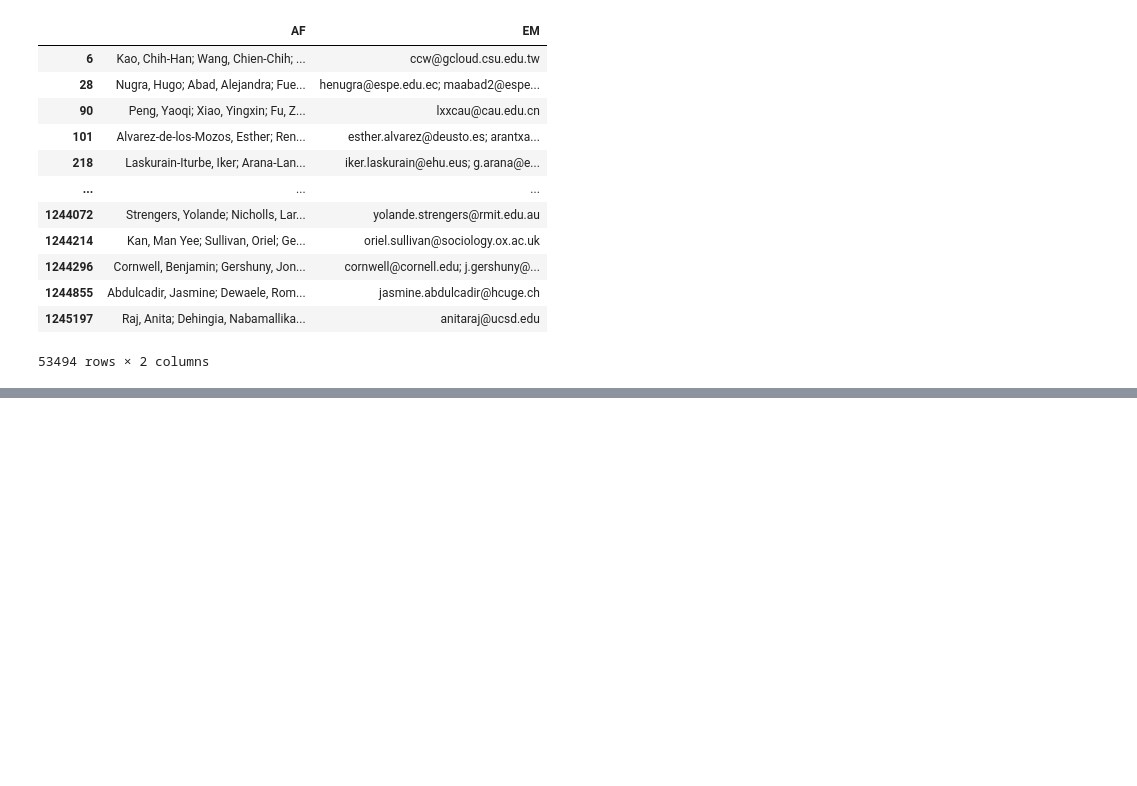
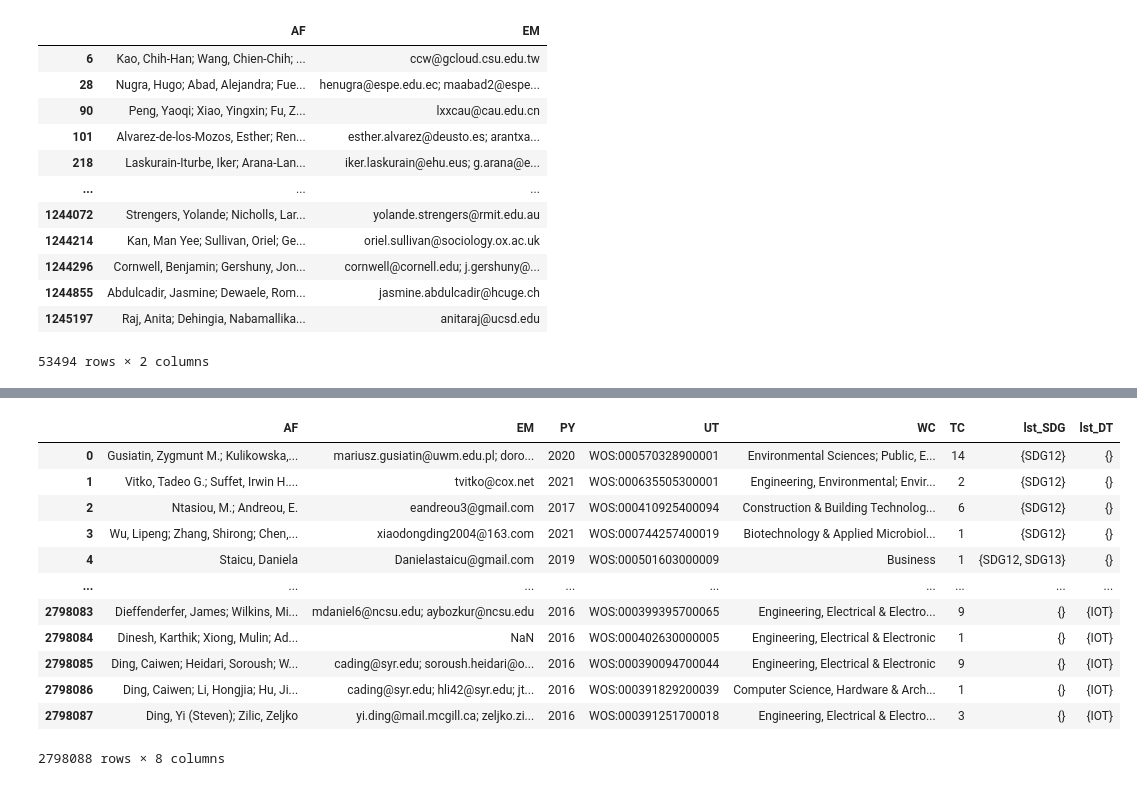
Before and after one commit to KnuxV/SDG, a Jupyter notebook: notebooks/author_db_creation.ipynb, the cells around one changed output, grey strips where cells are left out. Saved outputs shown, nothing was run; the diff lists cells and outputs as text; code cells hidden in the pictures; blank space fills up the shorter version.

```diff
--- a/notebooks/author_db_creation.ipynb
+++ b/notebooks/author_db_creation.ipynb
@@ -248,0 +339,4 @@ dic_authors_show
+# %%
+import pandas as pd
+df_all_path = "../data/dataframes/all_nodups.pkl"
+df_all = pd.read_pickle(df_all_path)
@@ -248,0 +384,17 @@ dic_authors_show
+# %%
+df = df_all[['AF', 'EM', 'PY', 'UT', 'WC', 'TC', 'lst_SDG', 'lst_DT']]
+df
+# %% [output]
+|  | AF | EM | PY | UT | WC | TC | lst_SDG | lst_DT |
+| 0 | Gusiatin, Zygmunt M.; Kulikowska,... | mariusz.gusiatin@uwm.edu.pl; doro... | 2020 | WOS:000570328900001 | Environmental Sciences; Public, E... | 14 | {SDG12} | {} |
+| 1 | Vitko, Tadeo G.; Suffet, Irwin H.... | tvitko@cox.net | 2021 | WOS:000635505300001 | Engineering, Environmental; Envir... | 2 | {SDG12} | {} |
+| 2 | Ntasiou, M.; Andreou, E. | eandreou3@gmail.com | 2017 | WOS:000410925400094 | Construction & Building Technolog... | 6 | {SDG12} | {} |
+| 3 | Wu, Lipeng; Zhang, Shirong; Chen,... | xiaodongding2004@163.com | 2021 | WOS:000744257400019 | Biotechnology & Applied Microbiol... | 1 | {SDG12} | {} |
+| 4 | Staicu, Daniela | Danielastaicu@gmail.com | 2019 | WOS:000501603000009 | Business | 1 | {SDG12, SDG13} | {} |
+| ... | ... | ... | ... | ... | ... | ... | ... | ... |
+| 2798083 | Dieffenderfer, James; Wilkins, Mi... | mdaniel6@ncsu.edu; aybozkur@ncsu.edu | 2016 | WOS:000399395700065 | Engineering, Electrical & Electro... | 9 | {} | {IOT} |
+| 2798084 | Dinesh, Karthik; Xiong, Mulin; Ad... | NaN | 2016 | WOS:000402630000005 | Engineering, Electrical & Electronic | 1 | {} | {IOT} |
+| 2798085 | Ding, Caiwen; Heidari, Soroush; W... | cading@syr.edu; soroush.heidari@o... | 2016 | WOS:000390094700044 | Engineering, Electrical & Electronic | 9 | {} | {IOT} |
+| 2798086 | Ding, Caiwen; Li, Hongjia; Hu, Ji... | cading@syr.edu; hli42@syr.edu; jt... | 2016 | WOS:000391829200039 | Computer Science, Hardware & Arch... | 1 | {} | {IOT} |
+| 2798087 | Ding, Yi (Steven); Zilic, Zeljko | yi.ding@mail.mcgill.ca; zeljko.zi... | 2016 | WOS:000391251700018 | Engineering, Electrical & Electro... | 3 | {} | {IOT} |
+2798088 rows × 8 columns
```
Also changed, not shown: parts of 34 cells of this notebook, 11 other files.
